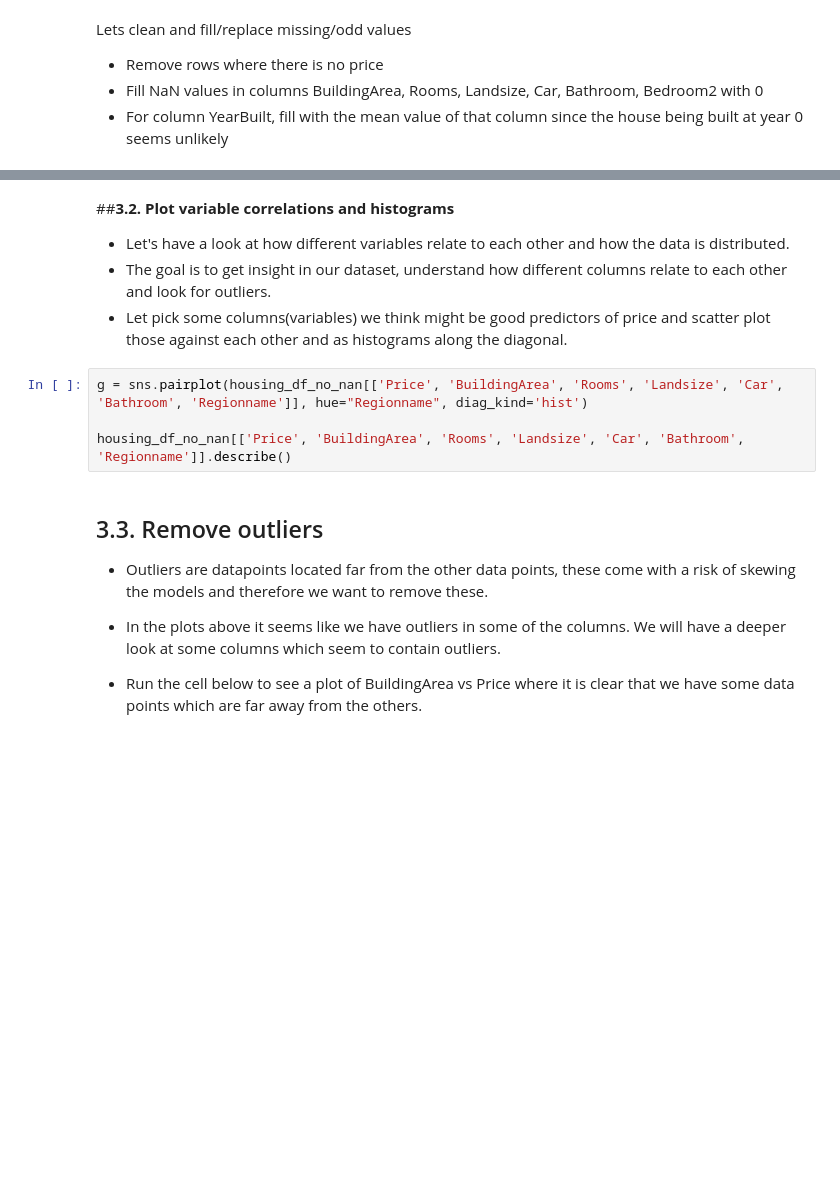
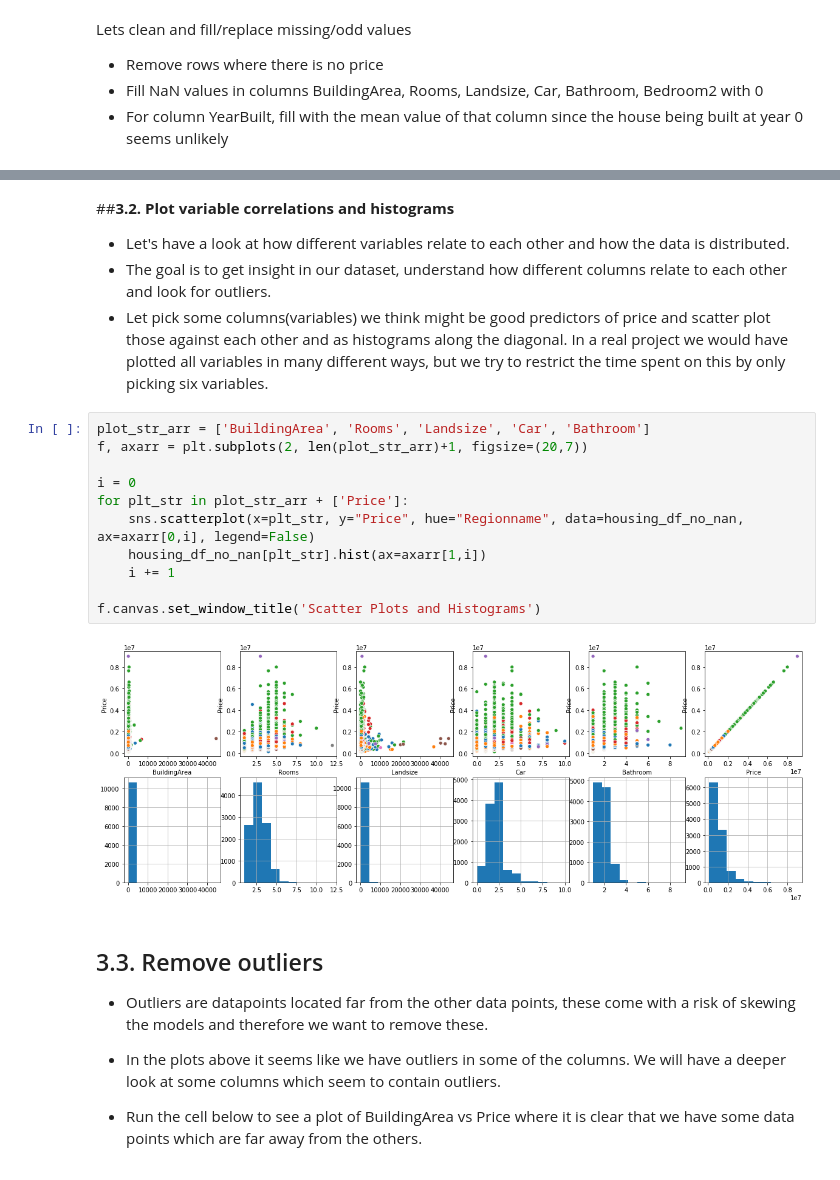
Before and after one commit to NordAxon/ai-for-leaders, a Jupyter notebook: ai_course_house_prices_3.ipynb, the cells around one changed output, grey strips where cells are left out. Cells and saved outputs as stored; diff of their text form; blank space fills up the shorter version.

Commit message:
Changed pairplot to only two rows and added pre-configured network configurations

```diff
--- a/ai_course_house_prices_3.ipynb
+++ b/ai_course_house_prices_3.ipynb
@@ -134,11 +201,20 @@ print(pd.isnull(housing_df_no_nan).sum())
 
 - Let's have a look at how different variables relate to each other and how the data is distributed.
 - The goal is to get insight in our dataset, understand how different columns relate to each other and look for outliers.
-- Let pick some columns(variables) we think might be good predictors of price and scatter plot those against each other and as histograms along the diagonal.
+- Let pick some columns(variables) we think might be good predictors of price and scatter plot those against each other and as histograms along the diagonal. In a real project we would have plotted all variables in many different ways, but we try to restrict the time spent on this by only picking six variables.
-# %%
-g = sns.pairplot(housing_df_no_nan[['Price', 'BuildingArea', 'Rooms', 'Landsize', 'Car', 'Bathroom', 'Regionname']], hue="Regionname", diag_kind='hist')
-
-housing_df_no_nan[['Price', 'BuildingArea', 'Rooms', 'Landsize', 'Car', 'Bathroom', 'Regionname']].describe()
+# %%
+plot_str_arr = ['BuildingArea', 'Rooms', 'Landsize', 'Car', 'Bathroom']
+f, axarr = plt.subplots(2, len(plot_str_arr)+1, figsize=(20,7))
+
+i = 0
+for plt_str in plot_str_arr + ['Price']:
+    sns.scatterplot(x=plt_str, y="Price", hue="Regionname", data=housing_df_no_nan, ax=axarr[0,i], legend=False)
+    housing_df_no_nan[plt_str].hist(ax=axarr[1,i])
+    i += 1
+
+f.canvas.set_window_title('Scatter Plots and Histograms')
+# %% [output]
+[figure, added]
 # %% [markdown]
 ## 3.3. Remove outliers
 
```
Also changed, not shown: parts of 24 cells of this notebook.
